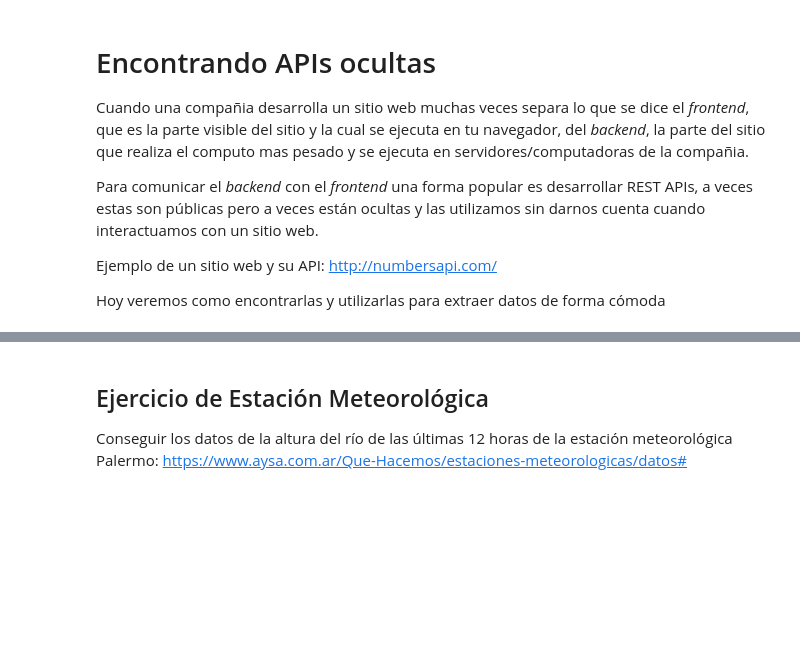
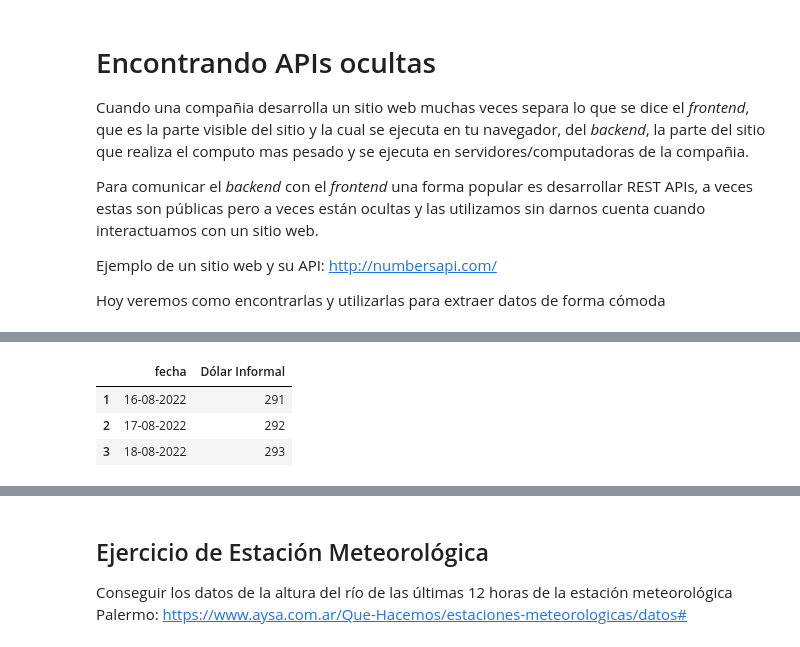
Before and after one commit to institutohumai/cursos-python, a Jupyter notebook: Scraping/2_HTTP_Avanzado/scraping_http_avanzado_solucion.ipynb, the cells around one changed output, grey strips where cells are left out. Saved outputs shown, nothing was run; the diff lists cells and outputs as text; code cells hidden in the pictures; blank space fills up the shorter version.

```diff
--- a/Scraping/2_HTTP_Avanzado/scraping_http_avanzado_solucion.ipynb
+++ b/Scraping/2_HTTP_Avanzado/scraping_http_avanzado_solucion.ipynb
@@ -128,0 +49,46 @@ fig.show()
+# %%
+import requests
+
+def obtener_valor_dolar_blue(periodo):
+  """Devuelve valor del dólar blue obteniéndolo de la API oculta de ambito.com
+
+  periodo (str) -> Puede ser semana, mensual o anual.
+  """
+  headers = {
+      'authority': 'mercados.ambito.com',
+      'accept': '*/*',
+      'accept-language': 'en-US,en;q=0.9,es-US;q=0.8,es;q=0.7',
+      'origin': 'https://www.ambito.com',
+      'referer': 'https://www.ambito.com/',
+      'sec-ch-ua': '".Not/A)Brand";v="99", "Google Chrome";v="103", "Chromium";v="103"',
+      'sec-ch-ua-mobile': '?0',
+      'sec-ch-ua-platform': '"Linux"',
+      'sec-fetch-dest': 'empty',
+      'sec-fetch-mode': 'cors',
+      'sec-fetch-site': 'same-site',
+      'user-agent': 'Mozilla/5.0 (X11; Linux x86_64) AppleWebKit/537.36 (KHTML, like Gecko) Chrome/103.0.0.0 Safari/537.36',
+  }
+
+  response = requests.get(f'https://mercados.ambito.com//dolar/informal/grafico/{periodo}', headers=headers)
+
+  return response.json()
+
+data = obtener_valor_dolar_blue('mensual')
+# %%
+# Cargo datos en un DataFrame y grafico
+import pandas as pd
+import plotly.express as px
+
+df = pd.DataFrame(data)
+df.columns = df.iloc[0]
+df = df[1:]
+
+display(df.head(3))
+
+fig = px.line(df, x='fecha', y='Dólar Informal')
+fig.show()
+# %% [output]
+|  | fecha | Dólar Informal |
+| 1 | 16-08-2022 | 291 |
+| 2 | 17-08-2022 | 292 |
+| 3 | 18-08-2022 | 293 |
```
Also changed, not shown: parts of 13 cells of this notebook, 2 other files.
